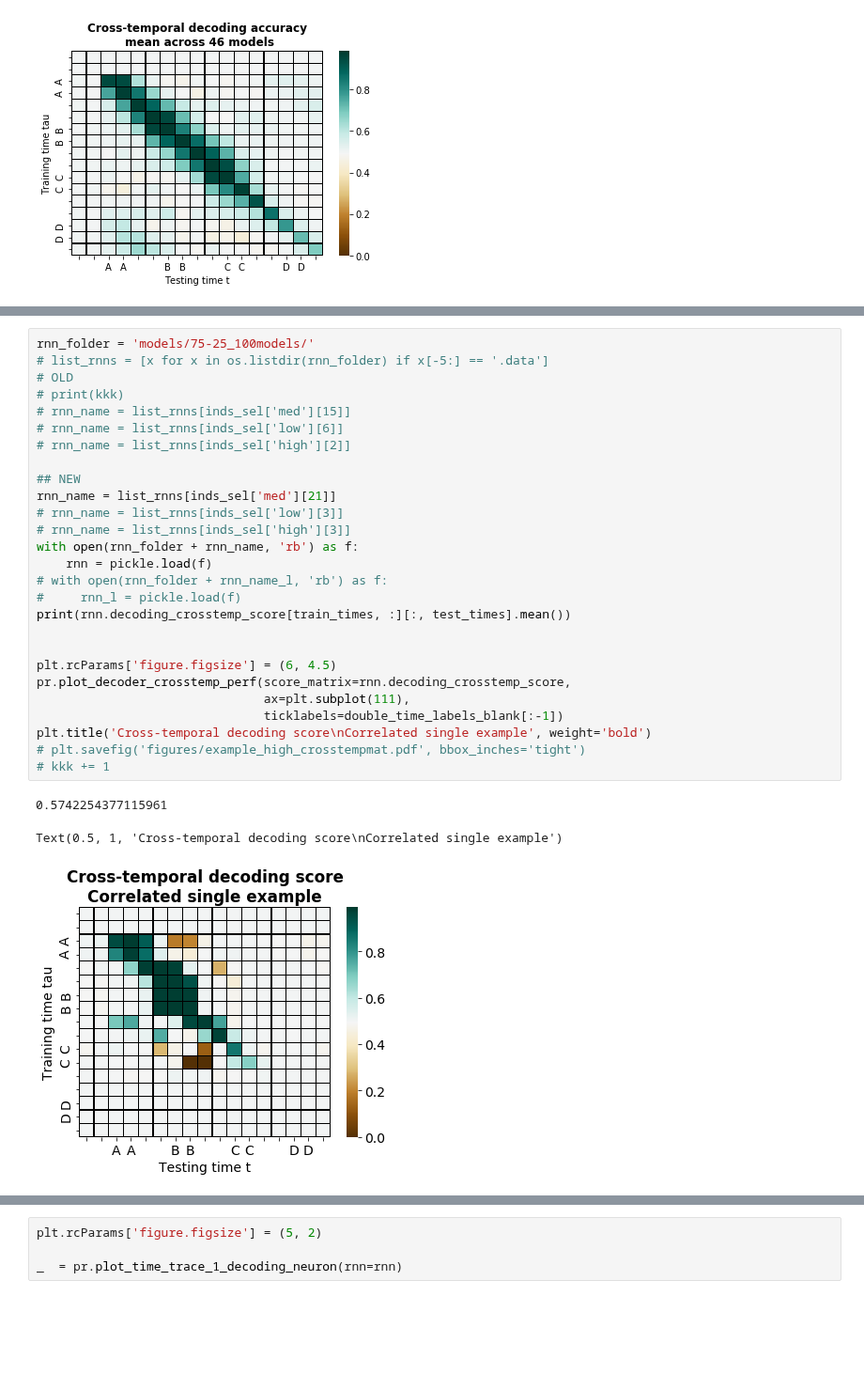
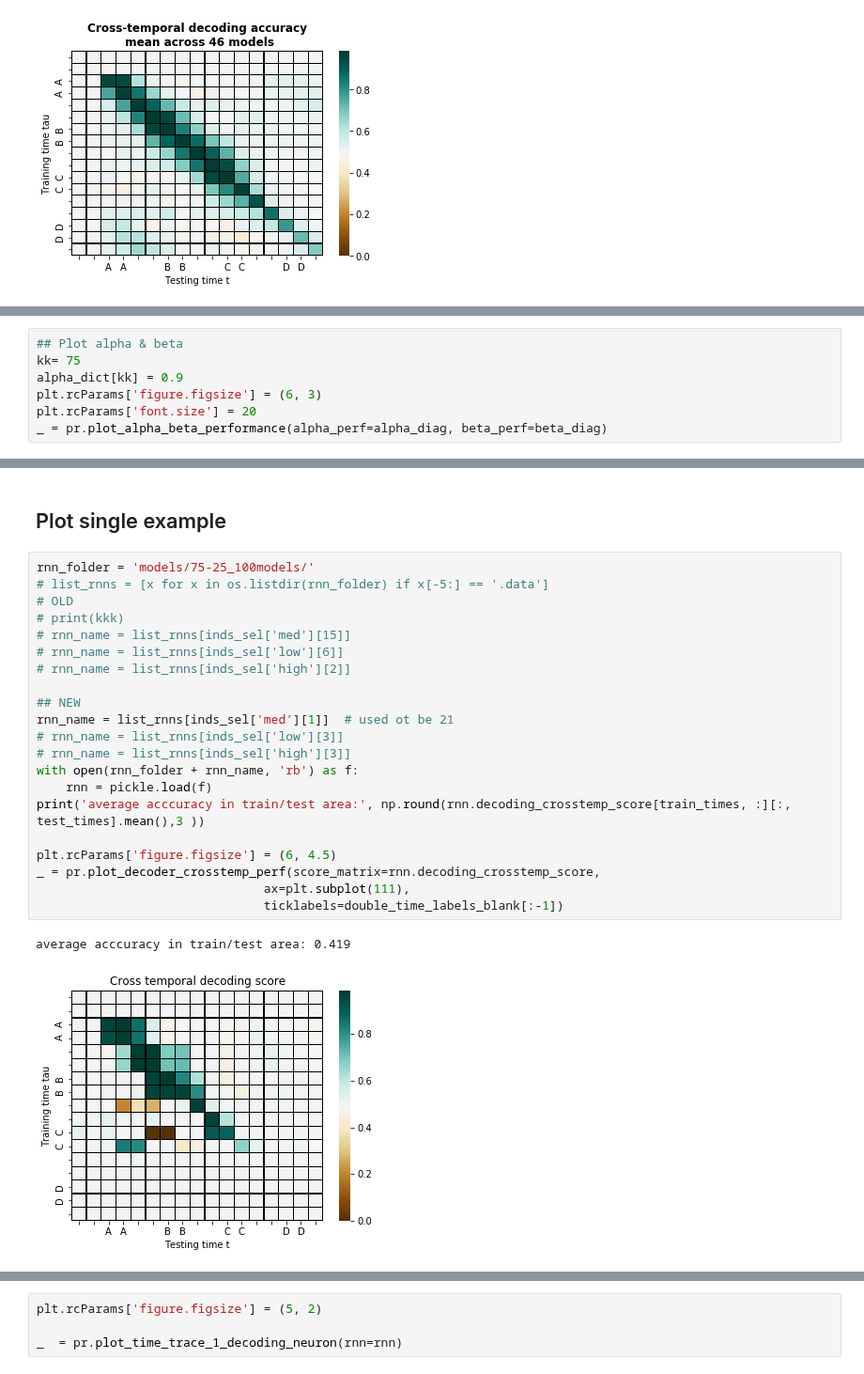
Before and after one commit to vdplasthijs/eavesdropping, a Jupyter notebook: bptt_sequence_coding.ipynb, the cells around one changed output, grey strips where cells are left out. Shown at 94% size. Cells and saved outputs as stored; diff of their text form; blank space fills up the shorter version.

```diff
--- a/bptt_sequence_coding.ipynb
+++ b/bptt_sequence_coding.ipynb
@@ -518,0 +461,7 @@ plt.savefig('figures/alpha_beta_decoding_75.pdf', bbox_inches='tight')
+# %%
+## Plot alpha & beta
+kk= 75
+alpha_dict[kk] = 0.9
+plt.rcParams['figure.figsize'] = (6, 3)
+plt.rcParams['font.size'] = 20
+_ = pr.plot_alpha_beta_performance(alpha_perf=alpha_diag, beta_perf=beta_diag)
@@ -685,31 +542,26 @@ kkk = 0
+# %% [markdown]
+## Plot single example
 # %%
 rnn_folder = 'models/75-25_100models/'
 # list_rnns = [x for x in os.listdir(rnn_folder) if x[-5:] == '.data']
 # OLD
 # print(kkk)
 # rnn_name = list_rnns[inds_sel['med'][15]]
 # rnn_name = list_rnns[inds_sel['low'][6]]
 # rnn_name = list_rnns[inds_sel['high'][2]]
 
 ## NEW
-rnn_name = list_rnns[inds_sel['med'][21]]
+rnn_name = list_rnns[inds_sel['med'][1]]  # used ot be 21
 # rnn_name = list_rnns[inds_sel['low'][3]]
 # rnn_name = list_rnns[inds_sel['high'][3]]
 with open(rnn_folder + rnn_name, 'rb') as f:
     rnn = pickle.load(f)
-# with open(rnn_folder + rnn_name_l, 'rb') as f:
-#     rnn_l = pickle.load(f)
-print(rnn.decoding_crosstemp_score[train_times, :][:, test_times].mean())
-
+print('average acccuracy in train/test area:', np.round(rnn.decoding_crosstemp_score[train_times, :][:, test_times].mean(),3 ))
 
 plt.rcParams['figure.figsize'] = (6, 4.5)
-pr.plot_decoder_crosstemp_perf(score_matrix=rnn.decoding_crosstemp_score,
+_ = pr.plot_decoder_crosstemp_perf(score_matrix=rnn.decoding_crosstemp_score,
                                ax=plt.subplot(111),
                                ticklabels=double_time_labels_blank[:-1])
-plt.title('Cross-temporal decoding score\nCorrelated single example', weight='bold')
-# plt.savefig('figures/example_high_crosstempmat.pdf', bbox_inches='tight')
-# kkk += 1
 # %% [output]
-0.5742254377115961
+average acccuracy in train/test area: 0.419
-Text(0.5, 1, 'Cross-temporal decoding score\nCorrelated single example')
-[figure, old version]
+[figure, new version]
```
Also changed, not shown: parts of 34 cells of this notebook, 2 other files.
